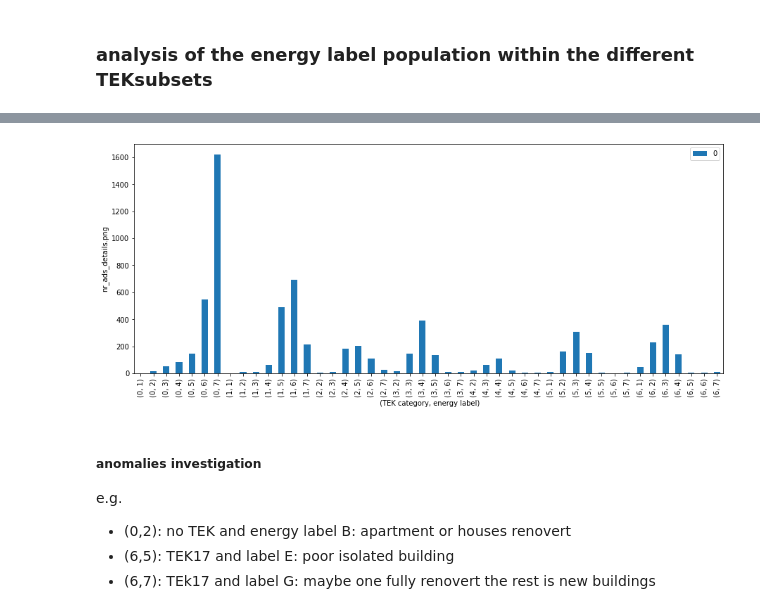
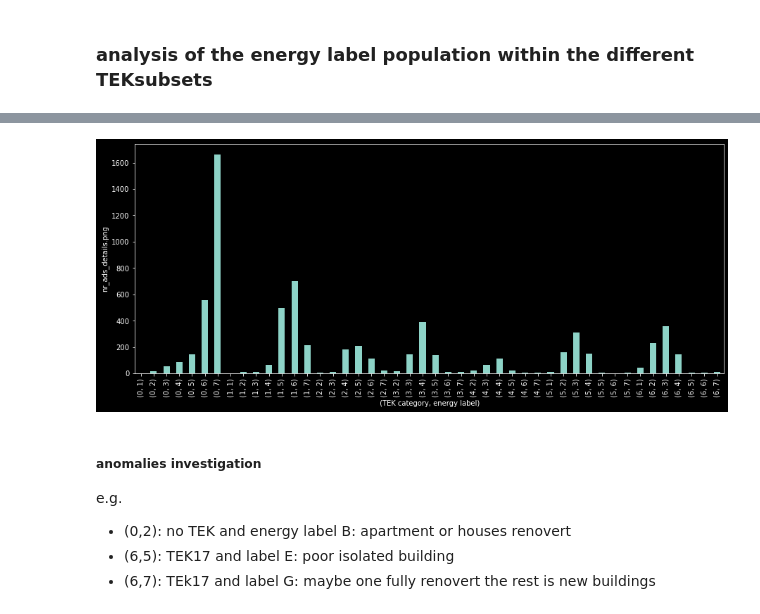
Before and after one commit to sysco-middleware/CLimateHackathon2022, a Jupyter notebook: Data/Cleaning_data.ipynb, the cells around one changed output, grey strips where cells are left out. Cells and saved outputs as stored; diff of their text form; code cells hidden in the pictures.

```diff
--- a/Data/Cleaning_data.ipynb
+++ b/Data/Cleaning_data.ipynb
@@ -99,9 +102,11 @@ Name: owner_type_description, dtype: int64
 dict ={'A':1,'B':2,'C':3,'D':4,'E':5,'F':6,'G':7}
 # %%
 df['energy_label'].value_counts().sort_index().plot.bar(figsize=(8,6))
+plt.style.use("dark_background")
 plt.title('# of goods by energy label')
 plt.xlabel('energy label: A -> G')
 plt.ylabel('# of ads')
+plt.legend(labelcolor = "white")
 
-plt.savefig('./illustrations/nr_ads_by_energetic_labels.png')
+plt.savefig('../illustrations/nr_ads_by_energetic_labels.png')
 # %% [output]
@@ -143,10 +148,10 @@ df2 = df2.sort_index()
 df2= df2.rename(index={0:'no TEK',1:'TEK69',2:'TEK87',3:'TEK97',4:'TEK07',5:'TEK10',6:'TEK17'})
 # %%
 df2.plot.bar(figsize=(8,4))
-
+plt.style.use("dark_background")
 plt.title('Proportion of ads in the dataset based on TEK laws')
 plt.xlabel('the different TEK in Norway')
 plt.ylabel('# of ads')
 
-plt.savefig('./illustrations/nr_ads_by_TEK_cat.png')
+plt.savefig('../illustrations/nr_ads_by_TEK_cat.png')
 # %% [output]
@@ -156,4 +170,2 @@ plt.savefig('./illustrations/nr_ads_by_TEK_cat.png')
 # %%
-df_pivot = pd.DataFrame(pd.pivot_table(df,values=['energy_label'], index='byggear_cat',aggfunc='value_counts',sort='energy_label'))
+df_pivot =df[['byggear_cat','energy_label']].value_counts().sort_index()
-# %%
-df_pivot = df_pivot.sort_values(['byggear_cat','energy_label'])
@@ -175,12 +187,13 @@ df_pivot.head(10)
 # %%
+plt.style.use("dark_background")
 df_pivot.plot.bar(figsize=(15,6))
 plt.savefig('proportion.pdf')
 
 plt.xlabel(' (TEK category, energy label)')
 plt.ylabel('nr_ads_details.png')
-plt.savefig('./illustrations/nr_ads_by_TEK_and_labels')
+plt.savefig('../illustrations/nr_ads_by_TEK_and_labels')
 # %% [output]
-[figure, old version]
+[figure, new version]
 # %% [markdown]
 #####  anomalies investigation
 e.g.
```
Also changed, not shown: parts of 22 cells of this notebook, 6 other files.
